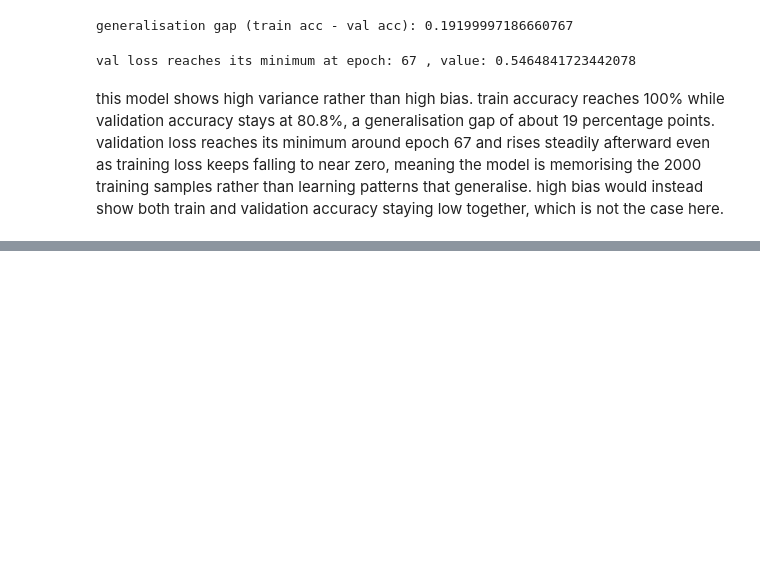
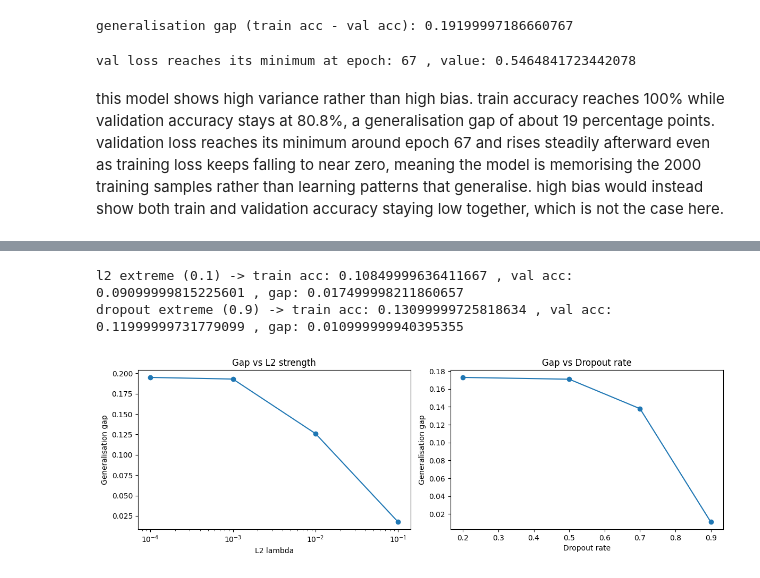
Before and after one commit to zonia7867/Deep-Learning-for-Perception-CS-4045, a Jupyter notebook: dlp-a1.ipynb, the cells around one changed output, grey strips where cells are left out. Cells and saved outputs as stored; diff of their text form; code cells hidden in the pictures; blank space fills up the shorter version.

```diff
--- a/dlp-a1.ipynb
+++ b/dlp-a1.ipynb
@@ -661,0 +916,39 @@ this model shows high variance rather than high bias. train accuracy reaches 100
+# %%
+torch.manual_seed(42)
+model_l2_extreme = RegMLP(dropout=0.0, use_bn=False)
+train_acc_l2e, val_acc_l2e, _ = train_reg(model_l2_extreme, X_small, y_small, X_v, y_v, epochs=300, lr=0.001, weight_decay=0.1)
+print("l2 extreme (0.1) -> train acc:", train_acc_l2e, ", val acc:", val_acc_l2e, ", gap:", train_acc_l2e - val_acc_l2e)
+
+torch.manual_seed(42)
+model_do_extreme = RegMLP(dropout=0.9, use_bn=False)
+train_acc_doe, val_acc_doe, _ = train_reg(model_do_extreme, X_small, y_small, X_v, y_v, epochs=300, lr=0.001)
+print("dropout extreme (0.9) -> train acc:", train_acc_doe, ", val acc:", val_acc_doe, ", gap:", train_acc_doe - val_acc_doe)
+# %% [output]
+l2 extreme (0.1) -> train acc: 0.10849999636411667 , val acc: 0.09099999815225601 , gap: 0.017499998211860657
+dropout extreme (0.9) -> train acc: 0.13099999725818634 , val acc: 0.11999999731779099 , gap: 0.010999999940395355
+# %%
+l2_results[0.1] = (train_acc_l2e, val_acc_l2e)
+dropout_results[0.9] = (train_acc_doe, val_acc_doe)
+
+l2_lambdas = sorted(l2_results.keys())
+l2_gaps = [l2_results[wd][0] - l2_results[wd][1] for wd in l2_lambdas]
+
+dropout_rates = sorted(dropout_results.keys())
+dropout_gaps = [dropout_results[p][0] - dropout_results[p][1] for p in dropout_rates]
+
+fig, axes = plt.subplots(1, 2, figsize=(12, 4))
+axes[0].plot(l2_lambdas, l2_gaps, marker="o")
+axes[0].set_xscale("log")
+axes[0].set_xlabel("L2 lambda")
+axes[0].set_ylabel("Generalisation gap")
+axes[0].set_title("Gap vs L2 strength")
+
+axes[1].plot(dropout_rates, dropout_gaps, marker="o")
+axes[1].set_xlabel("Dropout rate")
+axes[1].set_ylabel("Generalisation gap")
+axes[1].set_title("Gap vs Dropout rate")
+
+plt.tight_layout()
+plt.show()
+# %% [output]
+[figure, added]
```
Also changed, not shown: parts of 26 cells of this notebook.
